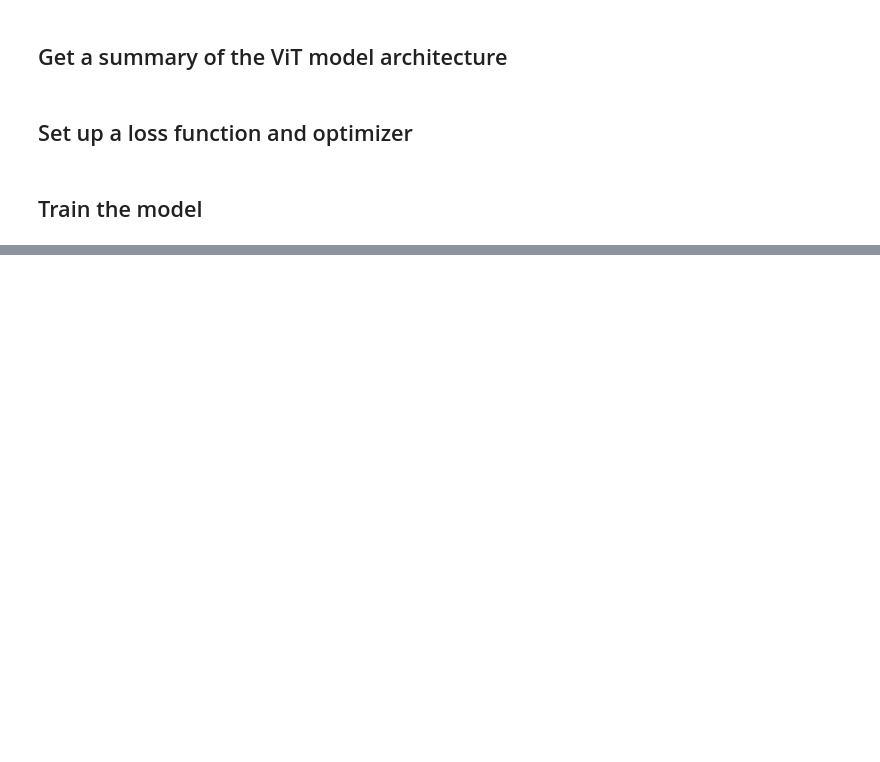
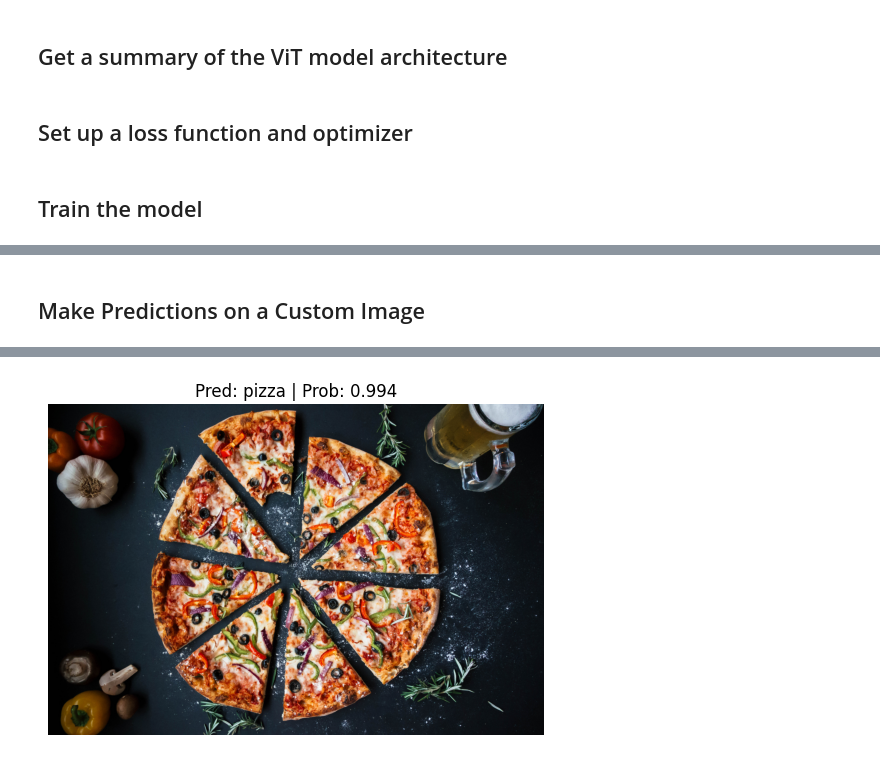
Before and after one commit to ssrhunter/pytorch-project-sandbox, a Jupyter notebook: 08_pytorch_paper_replicating.ipynb, the cells around one changed output, grey strips where cells are left out. Cells and saved outputs as stored; diff of their text form; code cells hidden in the pictures; blank space fills up the shorter version.

```diff
--- a/08_pytorch_paper_replicating.ipynb
+++ b/08_pytorch_paper_replicating.ipynb
@@ -1022,0 +1056,3 @@ vit_model_test = ViT(num_classes=1000)
+# %%
+device = "cuda" if torch.cuda.is_available() else "cpu"
+print(f"Currently running on a {device} device.")
@@ -1022,0 +1170,29 @@ vit_model_test = ViT(num_classes=1000)
+# %% [markdown]
+## Make Predictions on a Custom Image
+# %%
+import requests
+import os
+
+# Import function to make predictions on images and plot them
+from going_modular.going_modular.predictions import pred_and_plot_image
+
+# Setup custom image path
+custom_image_path = image_path / "pizza-image-example.jpg"
+
+# Download the image if it doesn't already exist
+if not custom_image_path.is_file():
+  with open(custom_image_path, "wb") as file:
+    headers = {'User-Agent': 'PyTorch Script'}
+    # When downloading from Github, need to use the "raw" file link
+    request = requests.get("https://upload.wikimedia.org/wikipedia/commons/9/91/Pizza-3007395.jpg",
+                           headers=headers)
+    print(f"Downloading {custom_image_path}...")
+    file.write(request.content)
+else:
+  print(f"{custom_image_path} already exists, skipping download.")
+
+# Predict on custom image
+pred_and_plot_image(model=pretrained_vit,
+                    image_path=custom_image_path,
+                    class_names=class_names)
+# %% [output]
@@ -1022,0 +1200 @@ vit_model_test = ViT(num_classes=1000)
+[figure, added]
```
Also changed, not shown: parts of 36 cells of this notebook.
